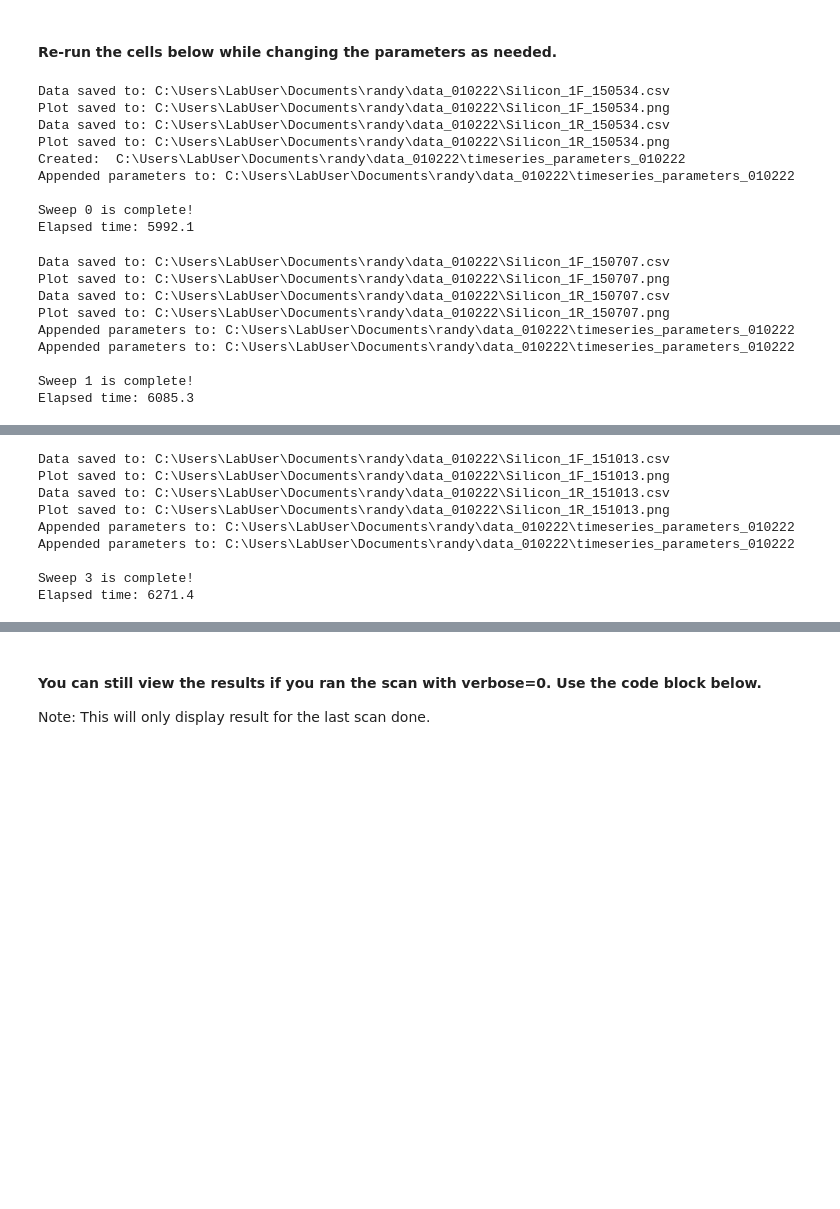
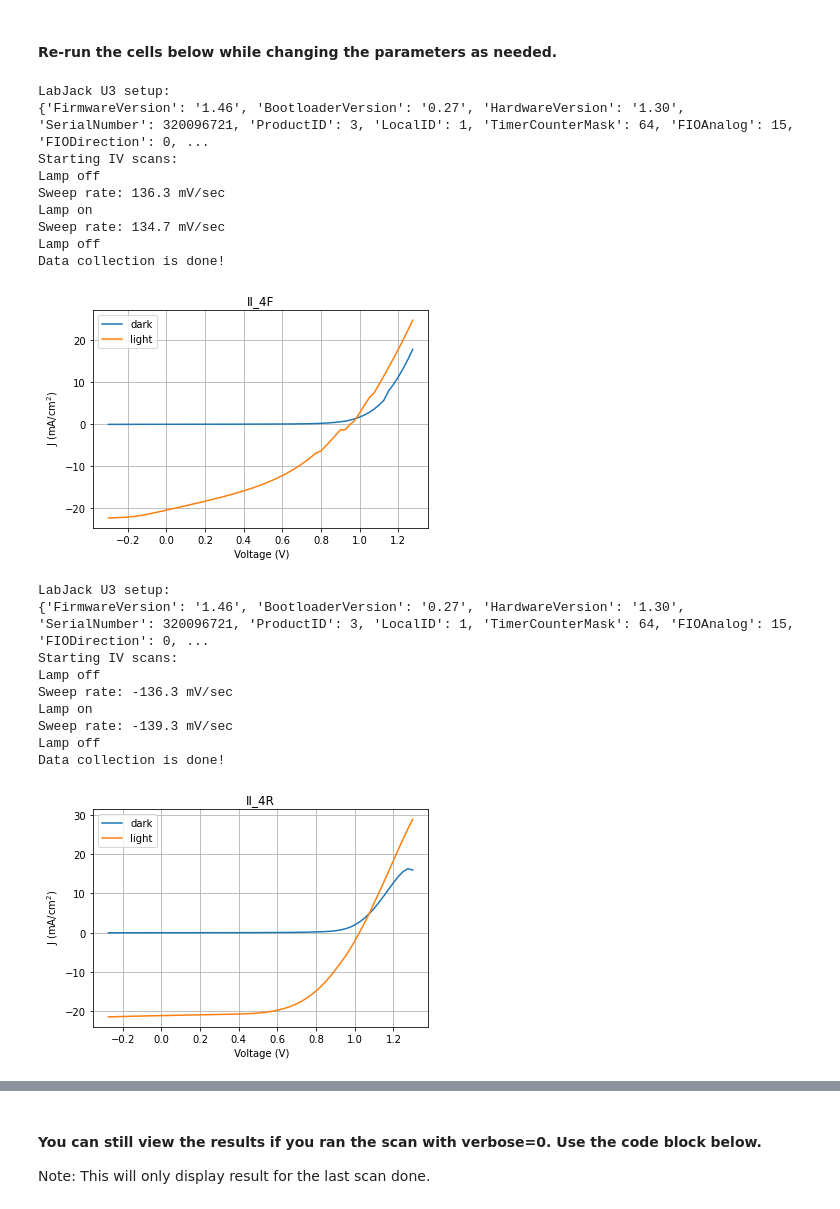
Before and after one commit to rheadric/Solar-Simulator_IV_Sweep, a Jupyter notebook: Solar_Simulator_IV_sweep_with_lamp_control_V2.ipynb, the cells around one changed output, grey strips where cells are left out. Drawn from its saved outputs; the diff is of its cells as text; code cells hidden in the pictures; blank space fills up the shorter version.

```diff
--- a/Solar_Simulator_IV_sweep_with_lamp_control_V2.ipynb
+++ b/Solar_Simulator_IV_sweep_with_lamp_control_V2.ipynb
@@ -164,29 +161,32 @@ Instrument  1 :  GPIB0::24::INSTR
 #####  Then execute the cell below to run the scan.                                  #####
 #
 # Sample and cell parameters.
-samplename = "Silicon"
-cellnumber = "1"
-cellarea = 2.0*4.0  #  0.15 # in cm^2
+samplename = "II"
+cellnumber = "4"
+cellarea = 0.15 # in cm^2
 
 # Voltage sweep parameters.
-startv = -0.1
-stopv = 0.65
+startv = -0.3
+stopv = 1.3
 stepv = 0.025
 sweep_rate = "medium" # slow=about 1.3 steps/s, medium=5 steps/s,fast=12 steps/s (measured at 100 mV/step)
 direction = "both" # options are: "forward", "reverse", and "both"
 
 # Single scan option.
-do_single_scan = False
+do_single_scan = True
 
 # timeseries loop options.
-do_timeseries = True
+do_timeseries = False
 timeseries_interval = int(60) # interval in seconds (must be an integer)
 timeseries_duration = 1.0     # duration in hours
 
 # saving options,
 savedata = 'yes'       # ('yes'/'no') Saves the data and the plot to a file.
 saveparameters = 'yes' # ('yes'/'no') Adds the parameters to the parameters file.
-verbose = 0            # (1/0) Prints a lot of extra stuff and shows the plot.
+verbose = 1            # (1/0) Prints a lot of extra stuff and shows the plot.
+
+# Light source parameters.
+I_ph = 1.0      # Lamp intensity in suns.
 # %%
 ########################## This is the main script. ###################################################
 ########################## Double check your parameters before you run it! ############################
@@ -241,52 +241,54 @@ for myint in range(numscans):
     ####  Calculate and save the PV parameters.
     # Calculate V_OC, J_SC, R_Sh, R_Ser, FF, PCE and save them to a common "parameters" file.
     if(direction == "reverse"):
         par_df_new_R = Keithley.calc_and_save_parameters(df_R,  path = path,
                                 samplename = samplename, cellnumber = cellnumber+"R",
                                 timenowstr = timenowstr, datetodaystr = datetodaystr,
                                 saveparameters = saveparameters, verbose=verbose,
-                                timeseries = do_timeseries, base_t = base_t)
+                                timeseries = do_timeseries, base_t = base_t, I_ph = I_ph)
     elif (direction == "both"):
         par_df_new_F = Keithley.calc_and_save_parameters(df_F,  path = path,
                                 samplename = samplename, cellnumber = cellnumber+"F",
                                 timenowstr = timenowstr, datetodaystr = datetodaystr,
                                 saveparameters = saveparameters, verbose=verbose,
-                                timeseries = do_timeseries, base_t = base_t)
+                                timeseries = do_timeseries, base_t = base_t, I_ph = I_ph)
         par_df_new_R = Keithley.calc_and_save_parameters(df_R,  path = path,
                                 samplename = samplename, cellnumber = cellnumber+"R",
                                 timenowstr = timenowstr, datetodaystr = datetodaystr,
                                 saveparameters = saveparameters, verbose=verbose,
-                                timeseries = do_timeseries, base_t = base_t)
+                                timeseries = do_timeseries, base_t = base_t, I_ph = I_ph)
     else:
         par_df_new_F = Keithley.calc_and_save_parameters(df_F,  path = path,
                                 samplename = samplename, cellnumber = cellnumber+"F",
                                 timenowstr = timenowstr, datetodaystr = datetodaystr,
                                 saveparameters = saveparameters, verbose=verbose,
-                                timeseries = do_timeseries, base_t = base_t)
+                                timeseries = do_timeseries, base_t = base_t, I_ph = I_ph)
 
     # Delay before the next sweep.
     # tqdm displays a progress bar during the sleep time.
     print("\nSweep {} is complete!".format(myint))
     print("Elapsed time: {:.1f}\n".format(time.time()-base_t))
     if (myint < (numscans-2)):
         for i in tqdm(range(timeseries_interval)):
             time.sleep(0.99)
 # %% [output]
-Data saved to: C:\Users\LabUser\Documents\randy\data_010222\Silicon_1F_150534.csv
-Plot saved to: C:\Users\LabUser\Documents\randy\data_010222\Silicon_1F_150534.png
-Data saved to: C:\Users\LabUser\Documents\randy\data_010222\Silicon_1R_150534.csv
-Plot saved to: C:\Users\LabUser\Documents\randy\data_010222\Silicon_1R_150534.png
-Created:  C:\Users\LabUser\Documents\randy\data_010222\timeseries_parameters_010222
-Appended parameters to: C:\Users\LabUser\Documents\randy\data_010222\timeseries_parameters_010222
-
-Sweep 0 is complete!
-Elapsed time: 5992.1
+LabJack U3 setup:
+{'FirmwareVersion': '1.46', 'BootloaderVersion': '0.27', 'HardwareVersion': '1.30', 'SerialNumber': 320096721, 'ProductID': 3, 'LocalID': 1, 'TimerCounterMask': 64, 'FIOAnalog': 15, 'FIODirection': 0, ...
+Starting IV scans:
+Lamp off
+Sweep rate: 136.3 mV/sec
+Lamp on
+Sweep rate: 134.7 mV/sec
+Lamp off
+Data collection is done!
+[figure, added]
-Data saved to: C:\Users\LabUser\Documents\randy\data_010222\Silicon_1F_150707.csv
-Plot saved to: C:\Users\LabUser\Documents\randy\data_010222\Silicon_1F_150707.png
-Data saved to: C:\Users\LabUser\Documents\randy\data_010222\Silicon_1R_150707.csv
-Plot saved to: C:\Users\LabUser\Documents\randy\data_010222\Silicon_1R_150707.png
-Appended parameters to: C:\Users\LabUser\Documents\randy\data_010222\timeseries_parameters_010222
-Appended parameters to: C:\Users\LabUser\Documents\randy\data_010222\timeseries_parameters_010222
-
-Sweep 1 is complete!
-Elapsed time: 6085.3
+LabJack U3 setup:
+{'FirmwareVersion': '1.46', 'BootloaderVersion': '0.27', 'HardwareVersion': '1.30', 'SerialNumber': 320096721, 'ProductID': 3, 'LocalID': 1, 'TimerCounterMask': 64, 'FIOAnalog': 15, 'FIODirection': 0, ...
+Starting IV scans:
+Lamp off
+Sweep rate: -136.3 mV/sec
+Lamp on
+Sweep rate: -139.3 mV/sec
+Lamp off
+Data collection is done!
+[figure, added]
@@ -302,9 +311,0 @@ Elapsed time: 6178.4
-Data saved to: C:\Users\LabUser\Documents\randy\data_010222\Silicon_1F_151013.csv
-Plot saved to: C:\Users\LabUser\Documents\randy\data_010222\Silicon_1F_151013.png
-Data saved to: C:\Users\LabUser\Documents\randy\data_010222\Silicon_1R_151013.csv
-Plot saved to: C:\Users\LabUser\Documents\randy\data_010222\Silicon_1R_151013.png
-Appended parameters to: C:\Users\LabUser\Documents\randy\data_010222\timeseries_parameters_010222
-Appended parameters to: C:\Users\LabUser\Documents\randy\data_010222\timeseries_parameters_010222
-
-Sweep 3 is complete!
-Elapsed time: 6271.4
```
Also changed, not shown: parts of 7 cells of this notebook, 1 other file.
